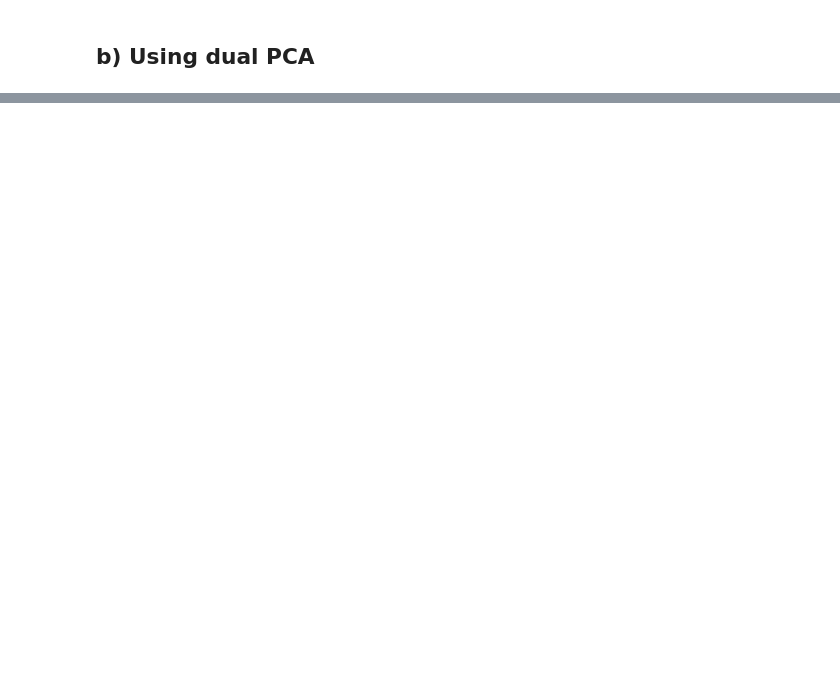
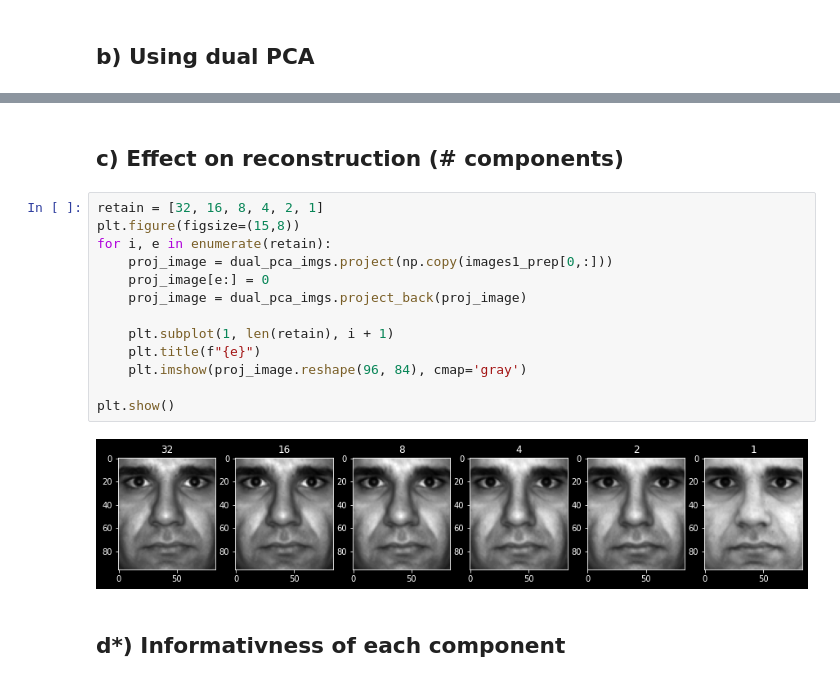
Before and after one commit to gendestry/UZ_Naloga6, a Jupyter notebook: assignment.ipynb, the cells around one changed output, grey strips where cells are left out. Drawn from its saved outputs; the diff is of its cells as text; blank space fills up the shorter version.

```diff
--- a/assignment.ipynb
+++ b/assignment.ipynb
@@ -206,0 +223,19 @@ plt.show()
+# %% [markdown]
+## c) Effect on reconstruction (# components)
+# %%
+retain = [32, 16, 8, 4, 2, 1]
+plt.figure(figsize=(15,8))
+for i, e in enumerate(retain):
+    proj_image = dual_pca_imgs.project(np.copy(images1_prep[0,:]))
+    proj_image[e:] = 0
+    proj_image = dual_pca_imgs.project_back(proj_image)
+
+    plt.subplot(1, len(retain), i + 1)
+    plt.title(f"{e}")
+    plt.imshow(proj_image.reshape(96, 84), cmap='gray')
+
+plt.show()
+# %% [output]
+[figure, added]
+# %% [markdown]
+## d*) Informativness of each component
```
Also changed, not shown: parts of 10 cells of this notebook.
